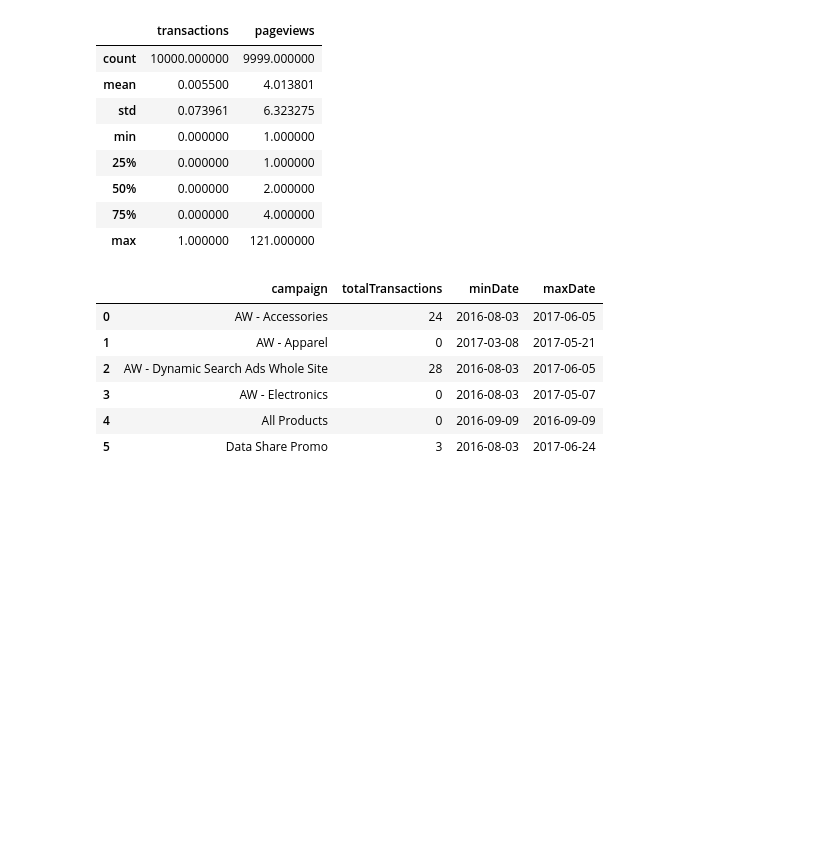
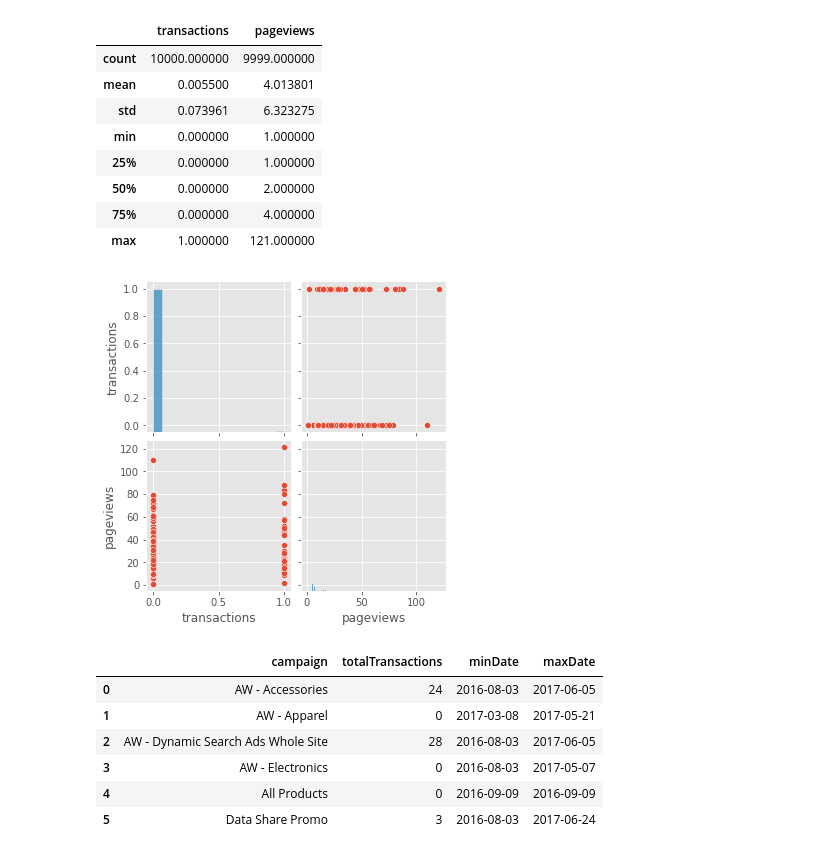
Before and after one commit to dsimonds-bot/bqml-google-analytics-conversion-pred, a Jupyter notebook: src/purchase-classification-google-analytics.ipynb, the cells around one changed output. Saved outputs shown, nothing was run; the diff lists cells and outputs as text; code cells hidden in the pictures; blank space fills up the shorter version.

```diff
--- a/src/purchase-classification-google-analytics.ipynb
+++ b/src/purchase-classification-google-analytics.ipynb
@@ -68,6 +68,12 @@ rawData.describe()
 | 50% | 0.000000 | 2.000000 |
 | 75% | 0.000000 | 4.000000 |
 | max | 1.000000 | 121.000000 |
+# %%
+# Visualizing data with a pairplot
+sb.pairplot(data = rawData[['transactions', 'pageviews']])
+plt.show()
+# %% [output]
+[figure, added]
 # %%
 # Visualizing how many transactions we have to work with by Campaign
 
```
Also changed, not shown: parts of 4 cells of this notebook.
